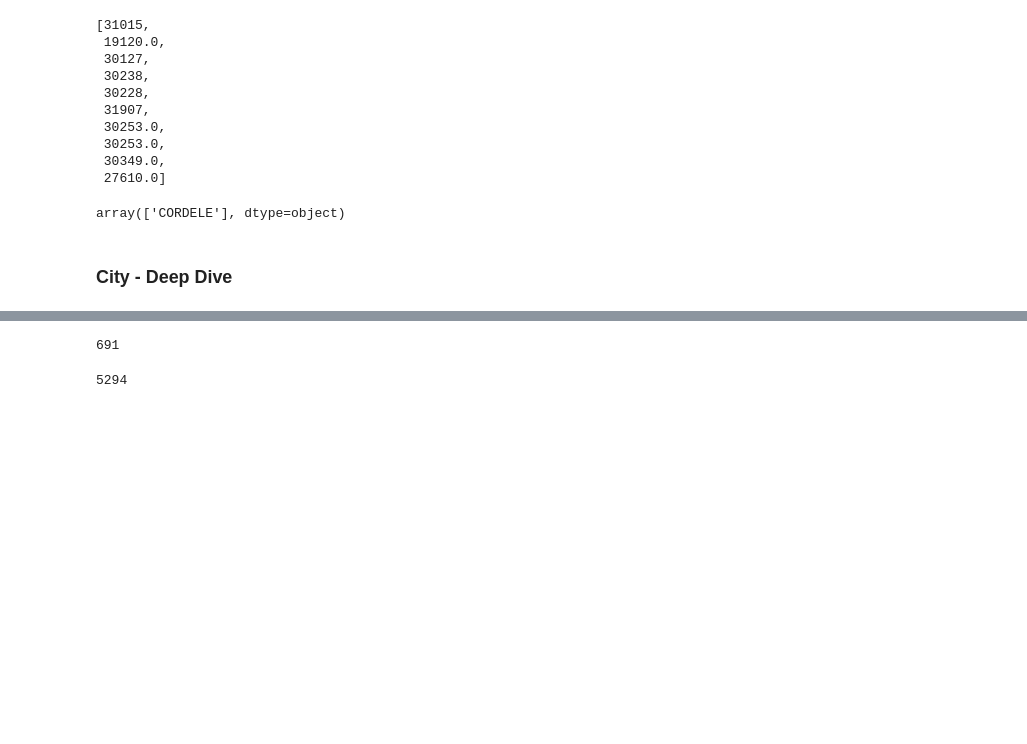
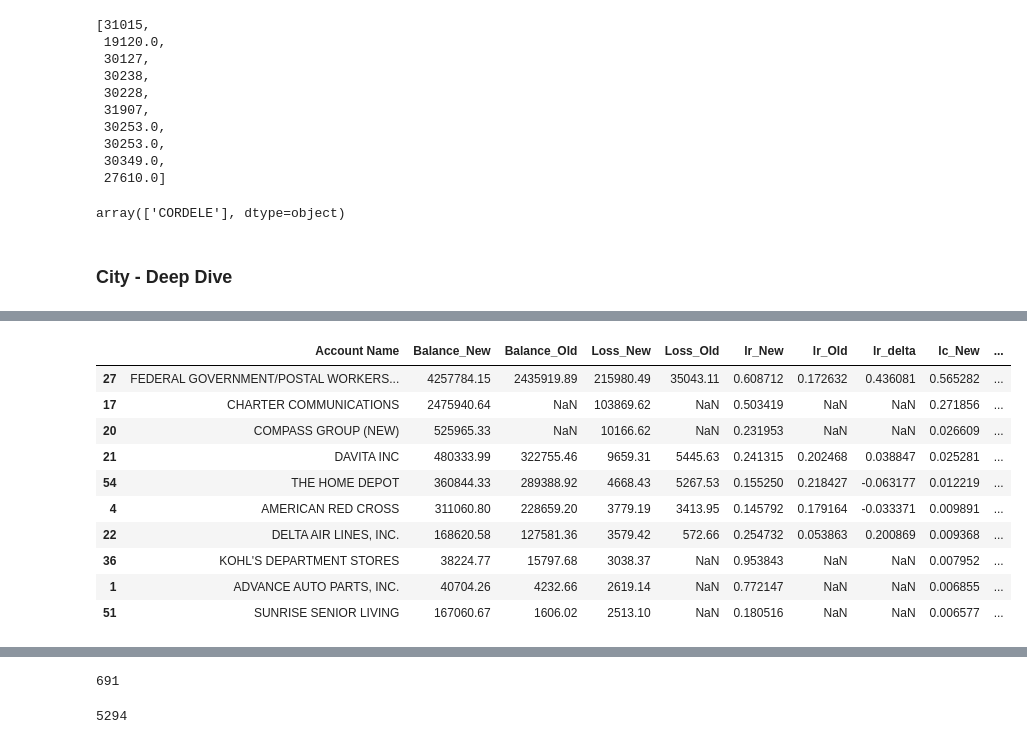
Before and after one commit to XuetingS/PP, a Jupyter notebook: src/Risk Break Down.ipynb, the cells around one changed output, grey strips where cells are left out. Cells and saved outputs as stored; diff of their text form; code cells hidden in the pictures; blank space fills up the shorter version.

```diff
--- a/src/Risk Break Down.ipynb
+++ b/src/Risk Break Down.ipynb
@@ -1667,0 +1732,43 @@ array(['CORDELE'], dtype=object)
+# %%
+def city_dd(df, city_name):
+    """
+    City Deep Dive
+    """
+    bal = df[(df['City_y']==city_name)].pivot_table(index='Account Name', values='Current_Balance', columns='Flag',
+               aggfunc='sum').reset_index().rename_axis(None, axis=1)
+    prefix = 'Balance_'
+    new_names = [(i,prefix + i) for i in ['New','Old']]
+    bal.rename(columns = dict(new_names), inplace=True)
+
+    loss = df[(df['City_y']==city_name)&(df['Bad']==1)&(df['Ever_Bad']==1)].pivot_table(index='Account Name', values='2os_loss', columns='Flag',
+               aggfunc='sum').reset_index().rename_axis(None, axis=1)
+    prefix = 'Loss_'
+    new_names = [(i,prefix + i) for i in ['New','Old']]
+    loss.rename(columns = dict(new_names), inplace=True)
+
+    city = bal.merge(loss, on='Account Name',how='left')
+    city['lr_New'] = city['Loss_New']/city['Balance_New']*12
+    city['lr_Old'] = city['Loss_Old']/city['Balance_Old']*12
+
+
+
+    city['lr_delta'] = city['lr_New'] - city['lr_Old']
+    city['lc_New'] = city['Loss_New']/city['Loss_New'].sum()
+    city['lc_Old'] = city['Loss_Old']/city['Loss_Old'].sum()
+    city['lc_delta'] = city['lc_New'] - city['lc_Old']
+
+    return city.sort_values('lc_New',ascending=False)
+# %%
+city_dd(df,'SAINT LOUIS').head(10)
+# %% [output]
+|  | Account Name | Balance_New | Balance_Old | Loss_New | Loss_Old | lr_New | lr_Old | lr_delta | lc_New | ... |
+| 27 | FEDERAL GOVERNMENT/POSTAL WORKERS... | 4257784.15 | 2435919.89 | 215980.49 | 35043.11 | 0.608712 | 0.172632 | 0.436081 | 0.565282 | ... |
+| 17 | CHARTER COMMUNICATIONS | 2475940.64 | NaN | 103869.62 | NaN | 0.503419 | NaN | NaN | 0.271856 | ... |
+| 20 | COMPASS GROUP (NEW) | 525965.33 | NaN | 10166.62 | NaN | 0.231953 | NaN | NaN | 0.026609 | ... |
+| 21 | DAVITA INC | 480333.99 | 322755.46 | 9659.31 | 5445.63 | 0.241315 | 0.202468 | 0.038847 | 0.025281 | ... |
+| 54 | THE HOME DEPOT | 360844.33 | 289388.92 | 4668.43 | 5267.53 | 0.155250 | 0.218427 | -0.063177 | 0.012219 | ... |
+| 4 | AMERICAN RED CROSS | 311060.80 | 228659.20 | 3779.19 | 3413.95 | 0.145792 | 0.179164 | -0.033371 | 0.009891 | ... |
+| 22 | DELTA AIR LINES, INC. | 168620.58 | 127581.36 | 3579.42 | 572.66 | 0.254732 | 0.053863 | 0.200869 | 0.009368 | ... |
+| 36 | KOHL'S DEPARTMENT STORES | 38224.77 | 15797.68 | 3038.37 | NaN | 0.953843 | NaN | NaN | 0.007952 | ... |
+| 1 | ADVANCE AUTO PARTS, INC. | 40704.26 | 4232.66 | 2619.14 | NaN | 0.772147 | NaN | NaN | 0.006855 | ... |
+| 51 | SUNRISE SENIOR LIVING | 167060.67 | 1606.02 | 2513.10 | NaN | 0.180516 | NaN | NaN | 0.006577 | ... |
```
Also changed, not shown: parts of 24 cells of this notebook.
